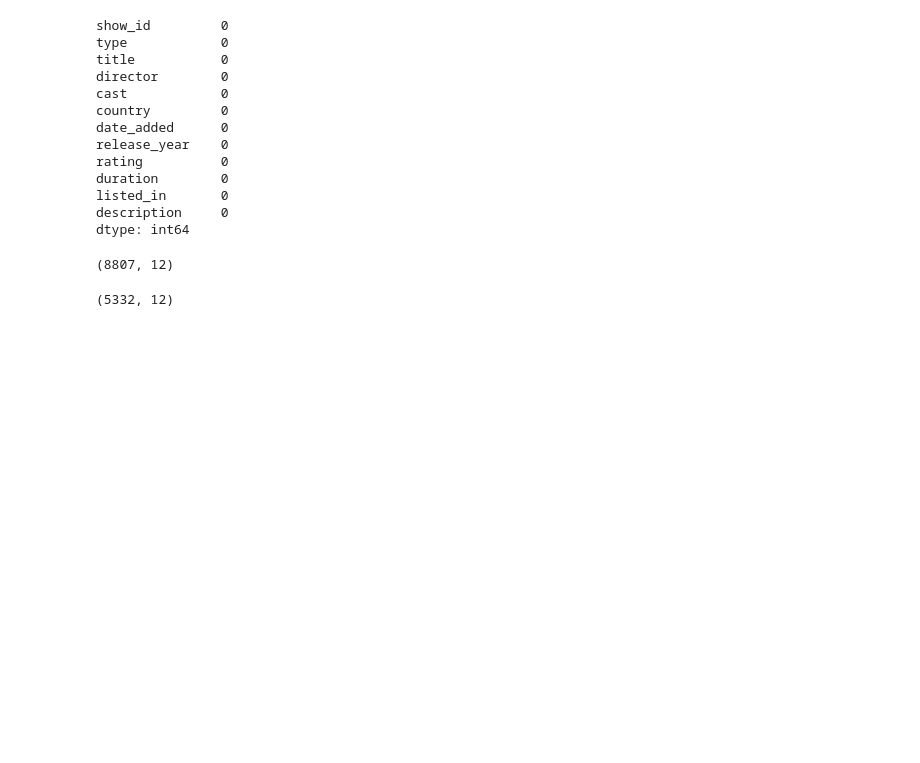
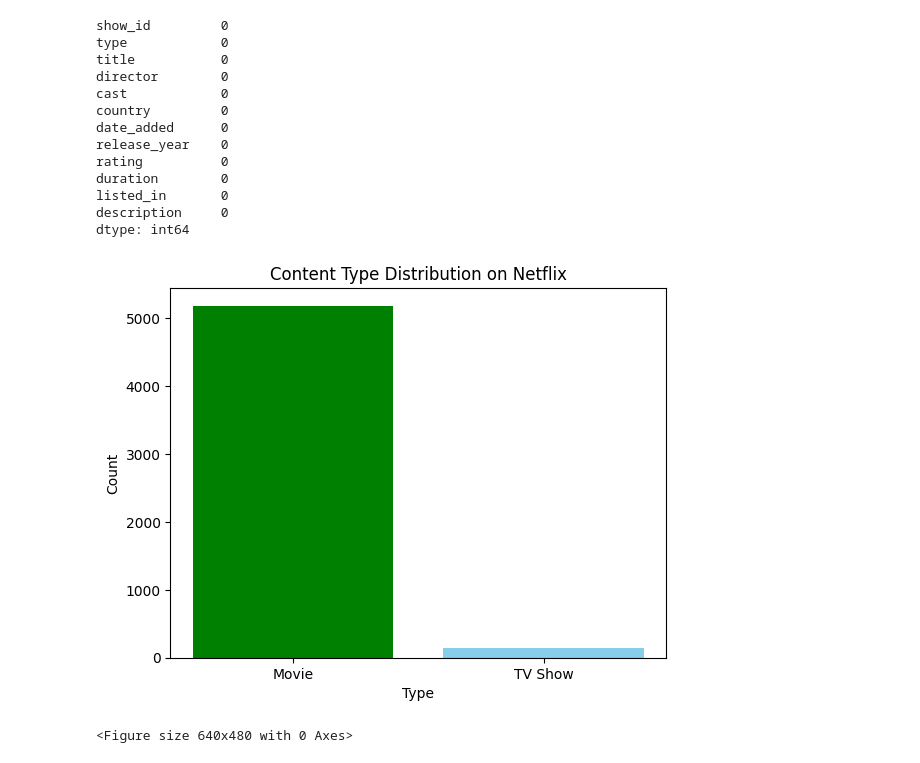
Before and after one commit to sky-shiva/Netflix_DataViz_Matplotlib, a Jupyter notebook: demo.ipynb, the cells around one changed output. Saved outputs shown, nothing was run; the diff lists cells and outputs as text; code cells hidden in the pictures; blank space fills up the shorter version.

```diff
--- a/demo.ipynb
+++ b/demo.ipynb
@@ -76,11 +76,14 @@ duration        0
 listed_in       0
 description     0
 dtype: int64
-# %%
-dc.shape
-# %% [output]
-(8807, 12)
-# %%
-df.shape
-# %% [output]
-(5332, 12)
+# %%
+types=df['type'].value_counts()
+plt.bar(types.index,types.values,color=['green','skyblue'])
+plt.title('Content Type Distribution on Netflix')
+plt.xlabel('Type')
+plt.ylabel('Count')
+plt.show()
+plt.savefig('content_type_distribution.png')
+# %% [output]
+[figure, added]
+<Figure size 640x480 with 0 Axes>
```
Also changed, not shown: parts of 9 cells of this notebook, 6 other files.
